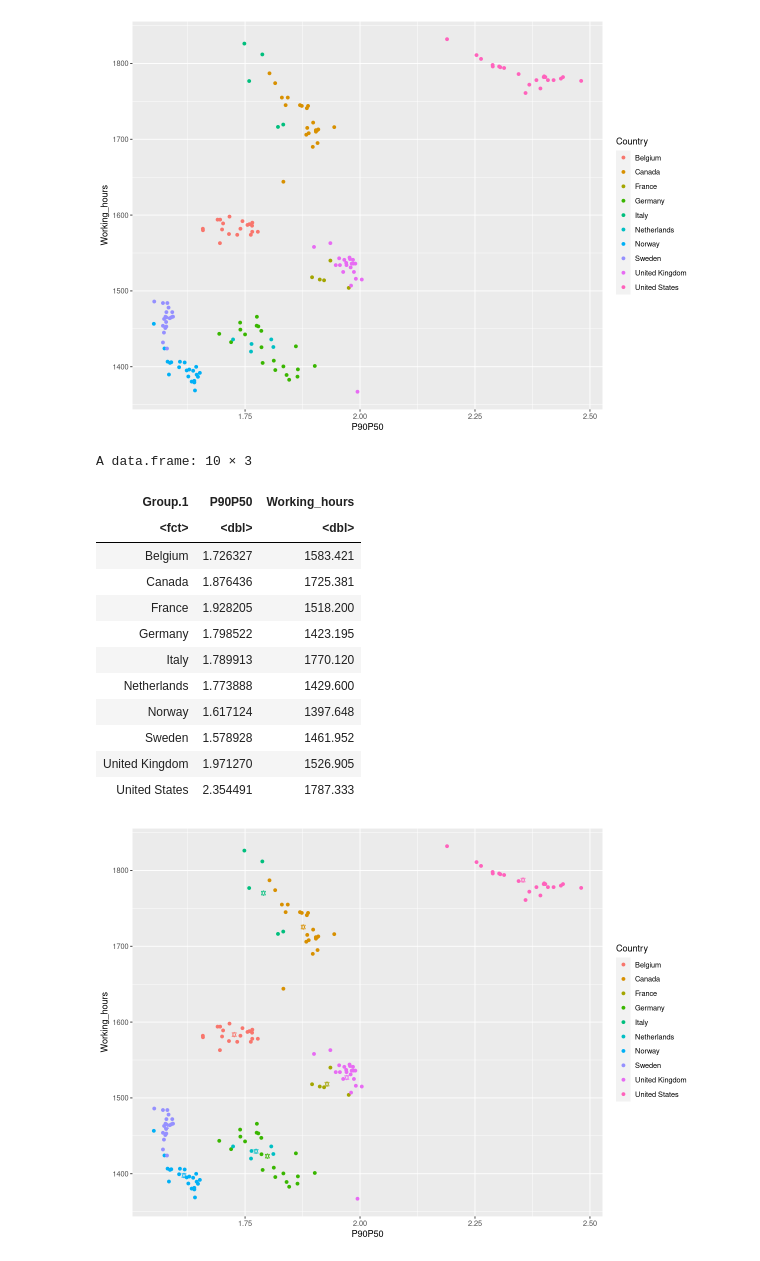
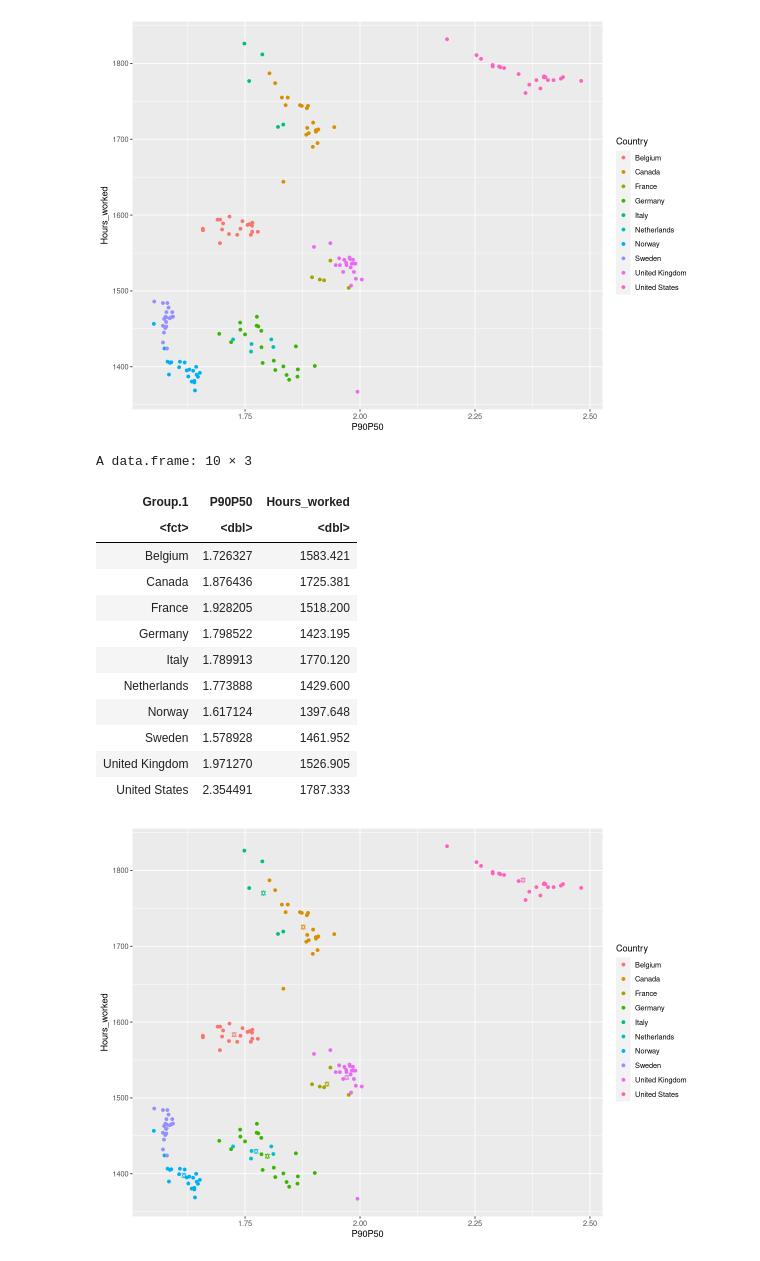
Before and after one commit to jkrch/Veblen-R, a Jupyter notebook: veblen.ipynb, the cells around one changed output. Drawn from its saved outputs; the diff is of its cells as text; code cells hidden in the pictures.

```diff
--- a/veblen.ipynb
+++ b/veblen.ipynb
@@ -31,2 +66,10 @@ $ Flags                 <lgl> NA, NA, NA, NA, NA, NA, NA, NA, NA, NA, NA, NA,
+# %%
+# Specify countries
+countries <- c('Belgium', 'Canada', 'France', 'Germany',
+               'Italy', 'Netherlands', 'Norway', 'Sweden',
+               'United Kingdom', 'United States')
+
+# Specify years
+years <- c(2000:2020)
 # %%
 # Select rows for total employment
@@ -63,8 +105,8 @@ ggplot(data=df1, aes(x=Time, y=Working_hours, group=Country)) +
 # %%
 # Read CSV file with earnings inequalities
 # Source: https://stats.oecd.org/Index.aspx?DataSetCode=DEC_I#
-df2 <- read.csv("DEC_I_30122021134130379.csv", header = TRUE, sep = ",")
+df_ratio <- read.csv("data_OECD/oecd_stat_decile_ratios.csv", header = TRUE, sep = ",")
 
 # Glimpse of data
-df2 %>% glimpse()
+df_ratio %>% glimpse()
 # %% [output]
@@ -101,24 +143,24 @@ unique(df2$SEX)
 Levels: MEN MW WOMEN
 # %%
 # Select rows for P9050 in SERIES column
-df2 <- df2[df2$SERIES %in% c("P9050"),]
+df_ratio <- df_ratio[df_ratio$SERIES %in% c("P9050"),]
 
 # Select rows for MW in SEX column
-df2 <- df2[df2$SEX %in% c("MW"),]
+df_ratio <- df_ratio[df_ratio$SEX %in% c("MW"),]
 
 # Selct specific columns
-df2 = df2[c('Country', 'Time', 'Value')]
+df_ratio = df_ratio[c('Country', 'Time', 'Value')]
 
-# Rename Value column
-colnames(df2)[3] = 'P90P50'
+# Rename column
+colnames(df_ratio)[3] = 'P90P50'
 
 # Select rows for specific countries
-df2 <- df2[df2$Country %in% countries,]
+df_ratio <- df_ratio[df_ratio$Country %in% countries,]
 
 # Select rows for specific years
-df2 <- df2[df2$Time %in% c(2000:2020),]
+df_ratio <- df_ratio[df_ratio$Time %in% c(2000:2020),]
 
 # Dimension of data set
-dim(df2)
+dim(df_ratio)
 # %% [output]
 [1] 159   3
@@ -130,15 +167,15 @@ dim(df1)
 # %%
-# Delete rows in Working_hours where P90P50 is missing
-df3 <- df1[paste(df1$Country, df1$Time) %in% paste(df2$Country, df2$Time), ]
+# Delete rows in Hours_worked where P90P50 is missing
+df_all <- df_hours[paste(df_hours$Country, df_hours$Time) %in% paste(df_ratio$Country, df_ratio$Time), ]
 
 # Add P90P50
-df3 <- cbind(df3, df2[3])
+df_all <- cbind(df_all, df_ratio[3])
 
 # Rearange columns
-df3 = df3[, c(1, 2, 4, 3)]
+df_all = df_all[, c(1, 2, 4, 3)]
 
 # Dimension of data
-dim(df3)
+dim(df_all)
 # %% [output]
 [1] 159   4
 # %%
@@ -148,11 +186,11 @@ ggplot(data=df3, aes(x=P90P50, y=Working_hours)) + geom_point(aes(colour=Country
 [figure]
 # %%
 # Create data set with country means
-df_means = aggregate(df3[, 3:4], list(df3[, 1]), FUN=mean)
+df_means = aggregate(df_all[, 3:4], list(df_all[, 1]), FUN=mean)
 df_means
 # %% [output]
 A data.frame: 10 × 3
-| Group.1 | P90P50 | Working_hours |
+| Group.1 | P90P50 | Hours_worked |
 | <fct> | <dbl> | <dbl> |
 | Belgium | 1.726327 | 1583.421 |
 | Canada | 1.876436 | 1725.381 |
```
Also changed, not shown: parts of 26 cells of this notebook, 2 other files.
